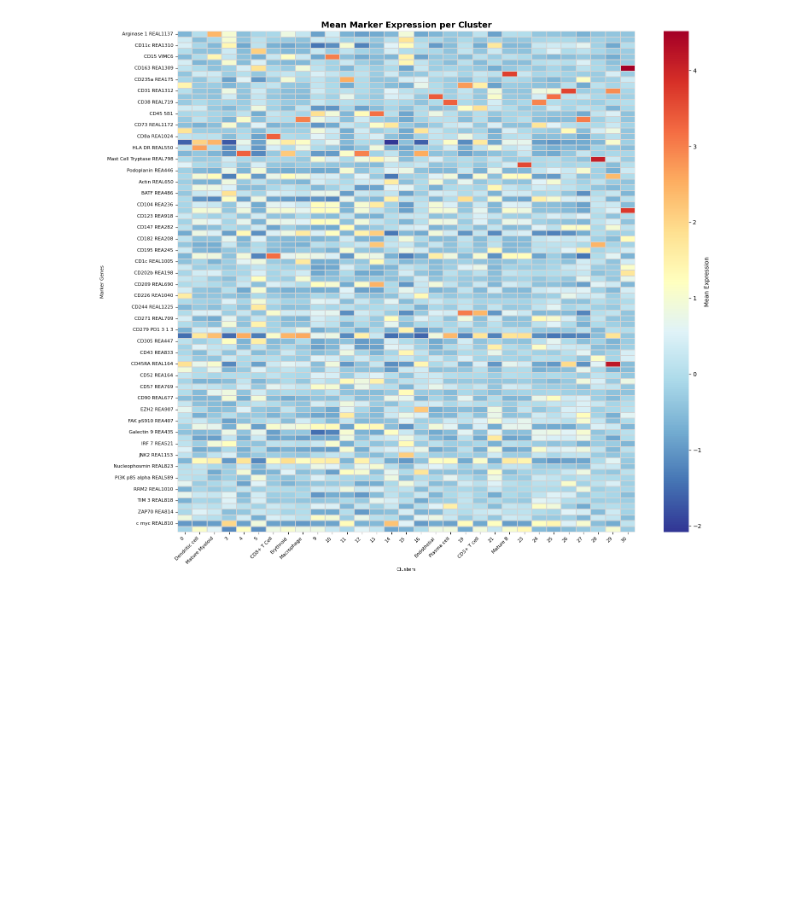
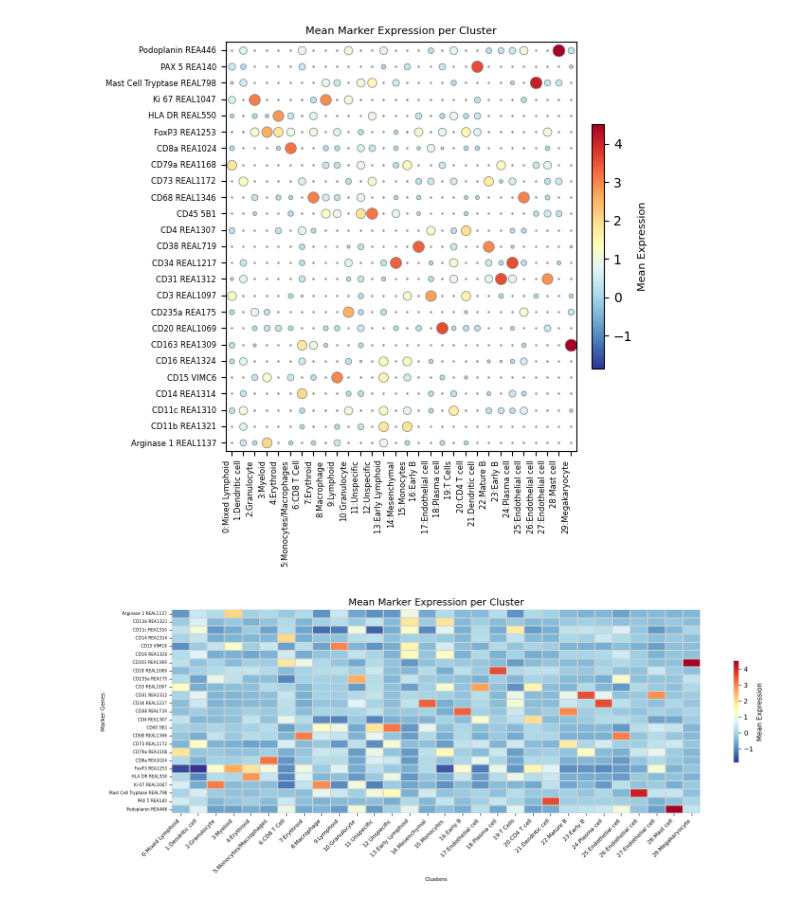
Before and after one commit to HaemanthSP/multiplex-imaging-analysis, a Jupyter notebook: clustering.ipynb, the cells around one changed output. Cells and saved outputs as stored; diff of their text form; code cells hidden in the pictures; blank space fills up the shorter version.

```diff
--- a/clustering.ipynb
+++ b/clustering.ipynb
@@ -301,0 +164,3 @@ plt.show()
+# %%
+
+cluster_means.index = cluster_means.index.map(lambda x: str(x) + ":" + custom_labels.get(int(x), "Unspecified"))
@@ -301,0 +169,5 @@ plt.show()
+# %%
+# Now: x = clusters, y = markers
+x_labels = cluster_means.index.tolist()  # clusters
+y_labels = list(selected_features)  # markers
+y_labels_all = list(selected_features) + list(unselected_features)  # markers
@@ -367,34 +321,7 @@ plt.show()
 # %%
-import seaborn as sns
-import matplotlib.pyplot as plt
-
-# Transpose so rows = markers, columns = clusters
-data = cluster_means.T
-
-# Scale figure size based on number of markers
-fig_width = max(8, len(cluster_means.index) * 0.5)   # clusters on x-axis
-fig_height = max(6, len(data.index) * 0.15)           # markers on y-axis
-
-plt.figure(figsize=(fig_width, fig_height))
-
-sns.heatmap(
-    data,
-    cmap="RdYlBu_r",
-    cbar_kws={'label': 'Mean Expression'},
-    linewidths=0.3,
-    linecolor='lightgrey'
-)
-
-plt.title('Mean Marker Expression per Cluster', fontsize=14, weight='bold')
-plt.xlabel('Clusters', fontsize=8)
-plt.ylabel('Marker Genes', fontsize=8)
-
-# Rotate x-axis labels for readability
-plt.xticks(rotation=45, ha='right', fontsize=8)
-plt.yticks(rotation=0, fontsize=8)
-
-plt.tight_layout()
-plt.savefig("heatmap.png", dpi=300, bbox_inches="tight")
-plt.show()
+# Plot on raw clusters before pooling
+plot_dotplot(cluster_means, x_labels, y_labels, save_path="dotplot.png")
+plot_heatmap(cluster_means, x_labels, y_labels, save_path="heatmap.png")
 # %% [output]
-[figure, old version]
+[figure, new version]
+[figure, added]
```
Also changed, not shown: parts of 18 cells of this notebook, 8 other files.
